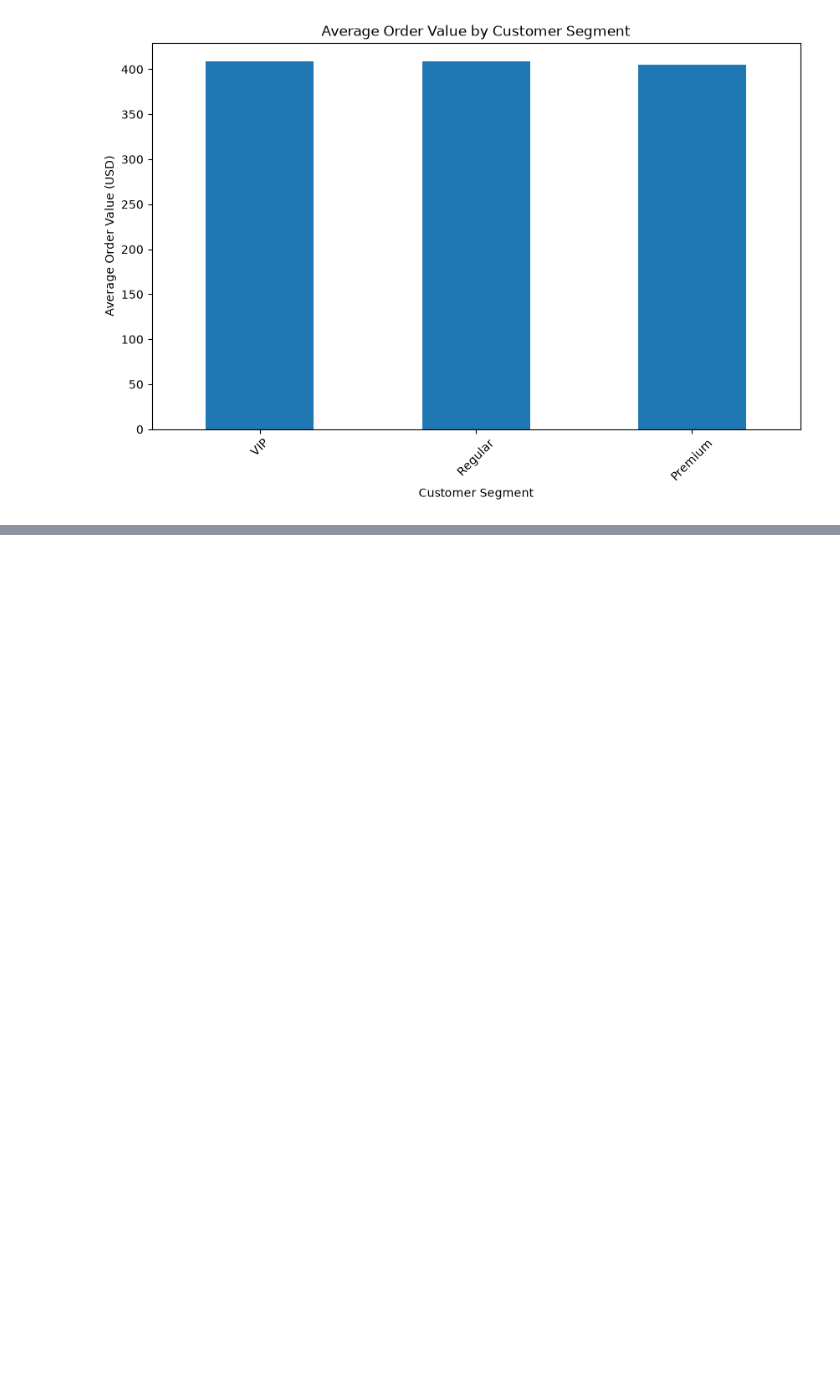
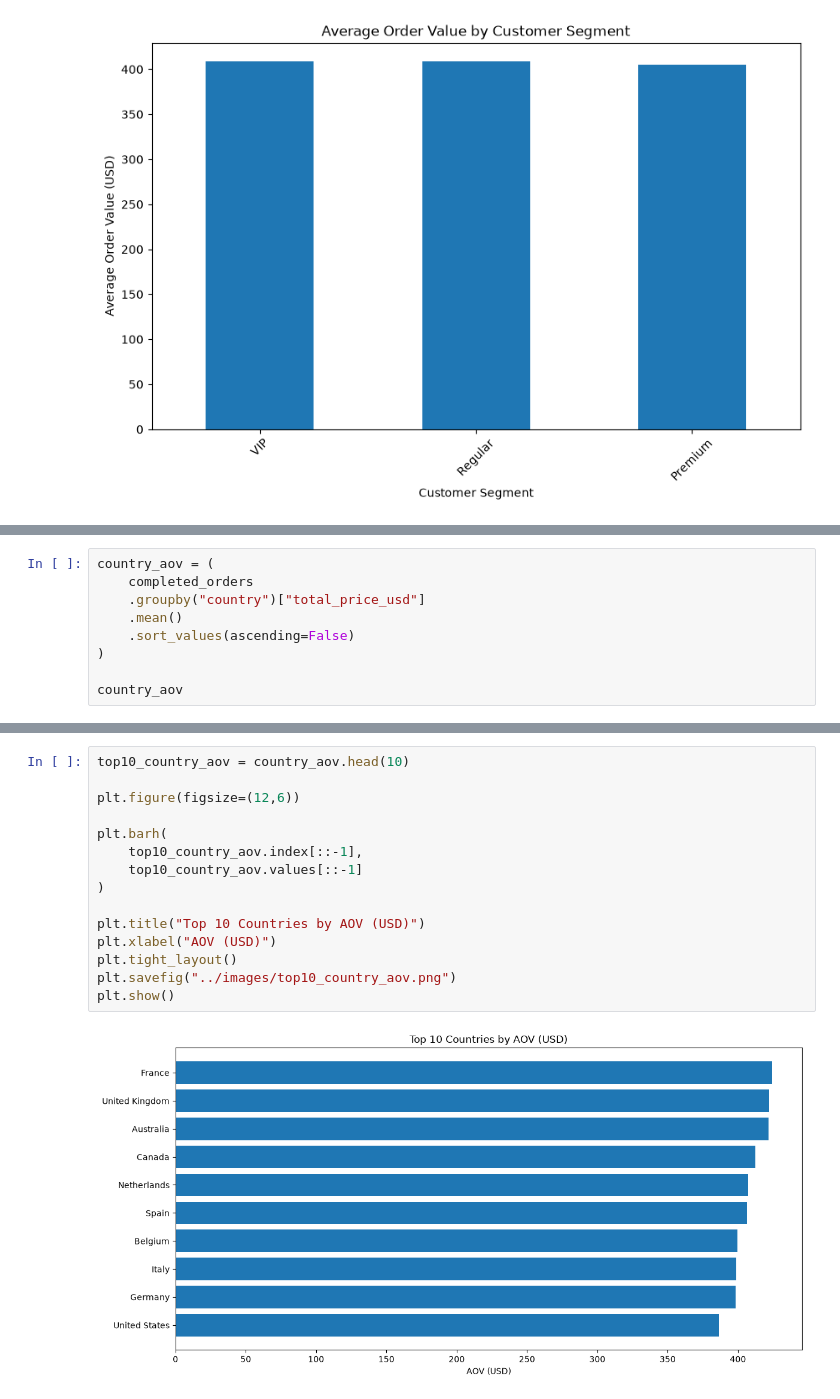
Before and after one commit to Suman-byte8/global-e-commerce-dataset-1M-records-2024-2026-analysis, a Jupyter notebook: notebooks/02_Exploratory_Data_Analysis.ipynb, the cells around one changed output, grey strips where cells are left out. Drawn from its saved outputs; the diff is of its cells as text; blank space fills up the shorter version.

```diff
--- a/notebooks/02_Exploratory_Data_Analysis.ipynb
+++ b/notebooks/02_Exploratory_Data_Analysis.ipynb
@@ -1387,0 +1534,9 @@ plt.show()
+# %%
+country_aov = (
+    completed_orders
+    .groupby("country")["total_price_usd"]
+    .mean()
+    .sort_values(ascending=False)
+)
+
+country_aov
@@ -1387,0 +1556,17 @@ plt.show()
+# %%
+top10_country_aov = country_aov.head(10)
+
+plt.figure(figsize=(12,6))
+
+plt.barh(
+    top10_country_aov.index[::-1],
+    top10_country_aov.values[::-1]
+)
+
+plt.title("Top 10 Countries by AOV (USD)")
+plt.xlabel("AOV (USD)")
+plt.tight_layout()
+plt.savefig("../images/top10_country_aov.png")
+plt.show()
+# %% [output]
+[figure, added]
```
Also changed, not shown: parts of 25 cells of this notebook, 7 other files.
